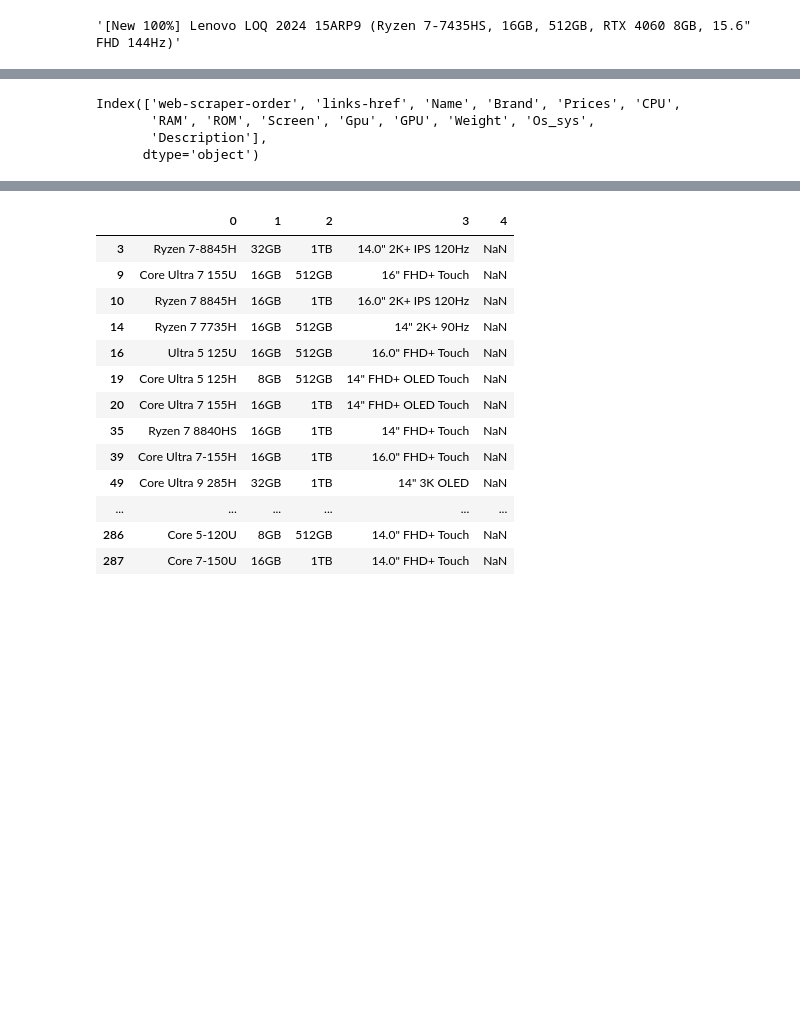
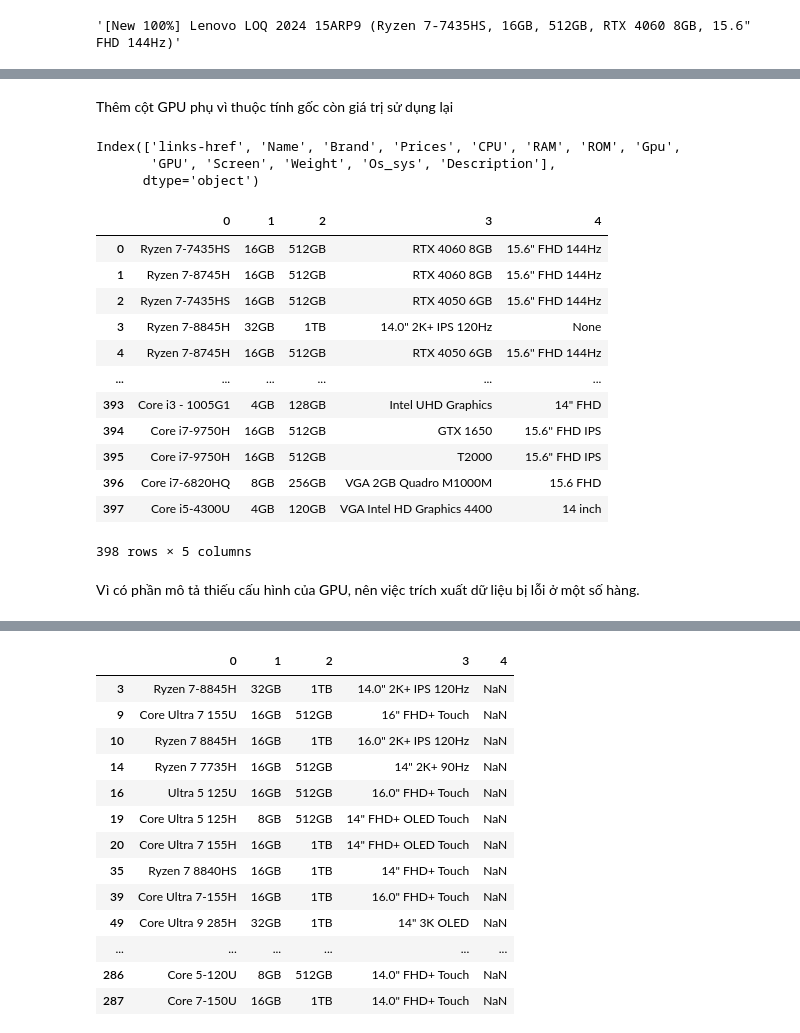
Before and after one commit to Ldkhanhduy/DO_AN_2, a Jupyter notebook: duyldk/part_2/preprocessing.ipynb, the cells around one changed output, grey strips where cells are left out. Drawn from its saved outputs; the diff is of its cells as text; code cells hidden in the pictures; blank space fills up the shorter version.

```diff
--- a/duyldk/part_2/preprocessing.ipynb
+++ b/duyldk/part_2/preprocessing.ipynb
@@ -62,18 +77,35 @@ dataset['Name'][0]
 split = dataset['Name'].str.extract(r'^(.*?)\s*\((.*?)\)$')
 dataset['Name'] = split[0].fillna(dataset['Name'])
 dataset['Description'] = split[1]
+# %% [markdown]
+Thêm cột GPU phụ vì thuộc tính gốc còn giá trị sử dụng lại
 # %%
-dataset.insert(10, 'Gpu', np.nan)
+dataset.insert(8, 'Gpu', np.nan)
 cols = dataset.columns.tolist()
-cols.insert(10, cols.pop(cols.index('GPU')))
+cols.insert(8, cols.pop(cols.index('GPU')))
 dataset = dataset[cols]
 dataset.columns
 # %% [output]
-Index(['web-scraper-order', 'links-href', 'Name', 'Brand', 'Prices', 'CPU',
-       'RAM', 'ROM', 'Screen', 'Gpu', 'GPU', 'Weight', 'Os_sys',
-       'Description'],
+Index(['links-href', 'Name', 'Brand', 'Prices', 'CPU', 'RAM', 'ROM', 'Gpu',
+       'GPU', 'Screen', 'Weight', 'Os_sys', 'Description'],
       dtype='object')
 # %%
 description = dataset['Description'].str.split(',',n=4, expand=True)
-# %%
-description = description.fillna(np.nan)
+# %%
+description
+# %% [output]
+|  | 0 | 1 | 2 | 3 | 4 |
+| 0 | Ryzen 7-7435HS | 16GB | 512GB | RTX 4060 8GB | 15.6" FHD 144Hz |
+| 1 | Ryzen 7-8745H | 16GB | 512GB | RTX 4060 8GB | 15.6'' FHD 144Hz |
+| 2 | Ryzen 7-7435HS | 16GB | 512GB | RTX 4050 6GB | 15.6" FHD 144Hz |
+| 3 | Ryzen 7-8845H | 32GB | 1TB | 14.0" 2K+ IPS 120Hz | None |
+| 4 | Ryzen 7-8745H | 16GB | 512GB | RTX 4050 6GB | 15.6'' FHD 144Hz |
+| ... | ... | ... | ... | ... | ... |
+| 393 | Core i3 - 1005G1 | 4GB | 128GB | Intel UHD Graphics | 14" FHD |
+| 394 | Core i7-9750H | 16GB | 512GB | GTX 1650 | 15.6'' FHD IPS |
+| 395 | Core i7-9750H | 16GB | 512GB | T2000 | 15.6" FHD IPS |
+| 396 | Core i7-6820HQ | 8GB | 256GB | VGA 2GB Quadro M1000M | 15.6 FHD |
+| 397 | Core i5-4300U | 4GB | 120GB | VGA Intel HD Graphics 4400 | 14 inch |
+398 rows × 5 columns
+# %% [markdown]
+Vì có phần mô tả thiếu cấu hình của GPU, nên việc trích xuất dữ liệu bị lỗi ở một số hàng.
```
Also changed, not shown: parts of 46 cells of this notebook, 3 other files.
